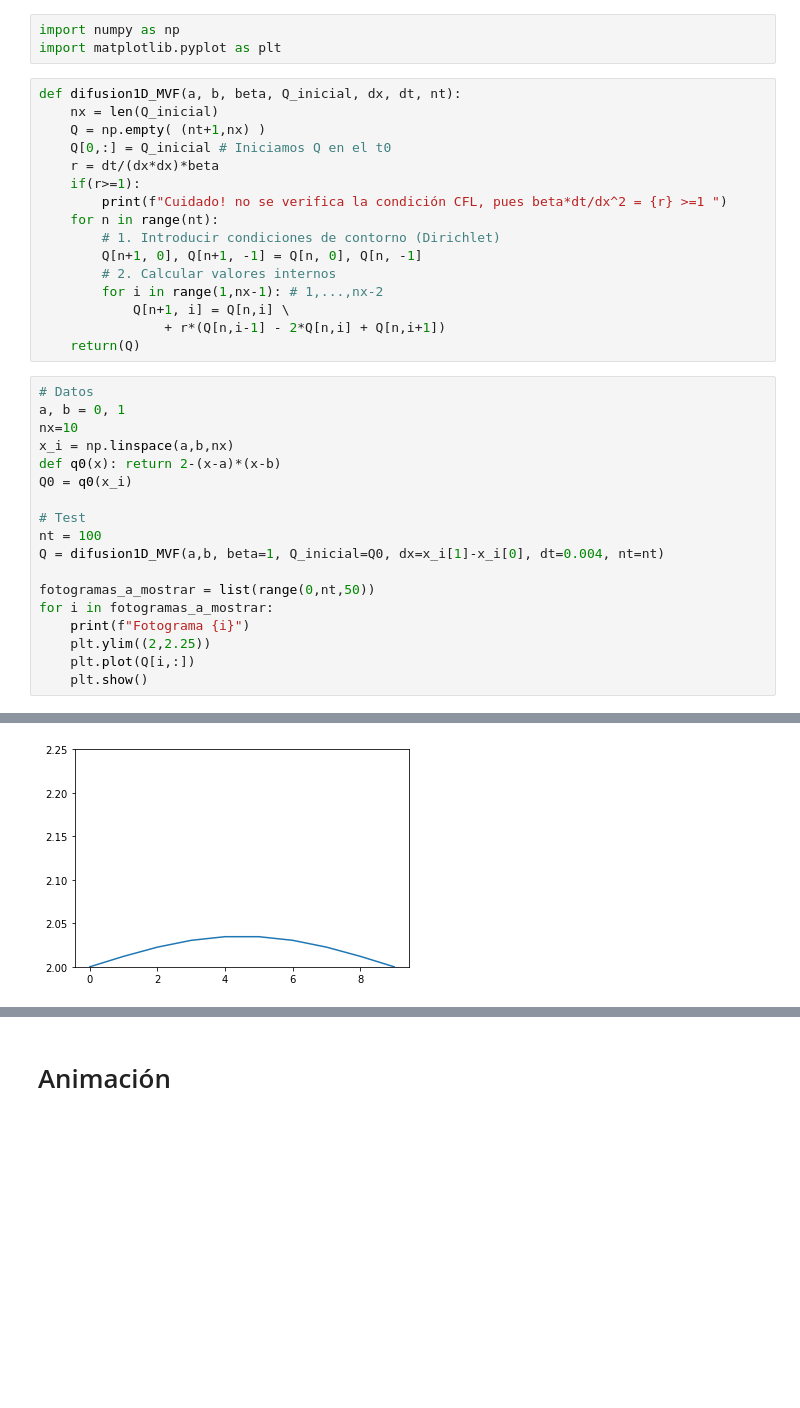
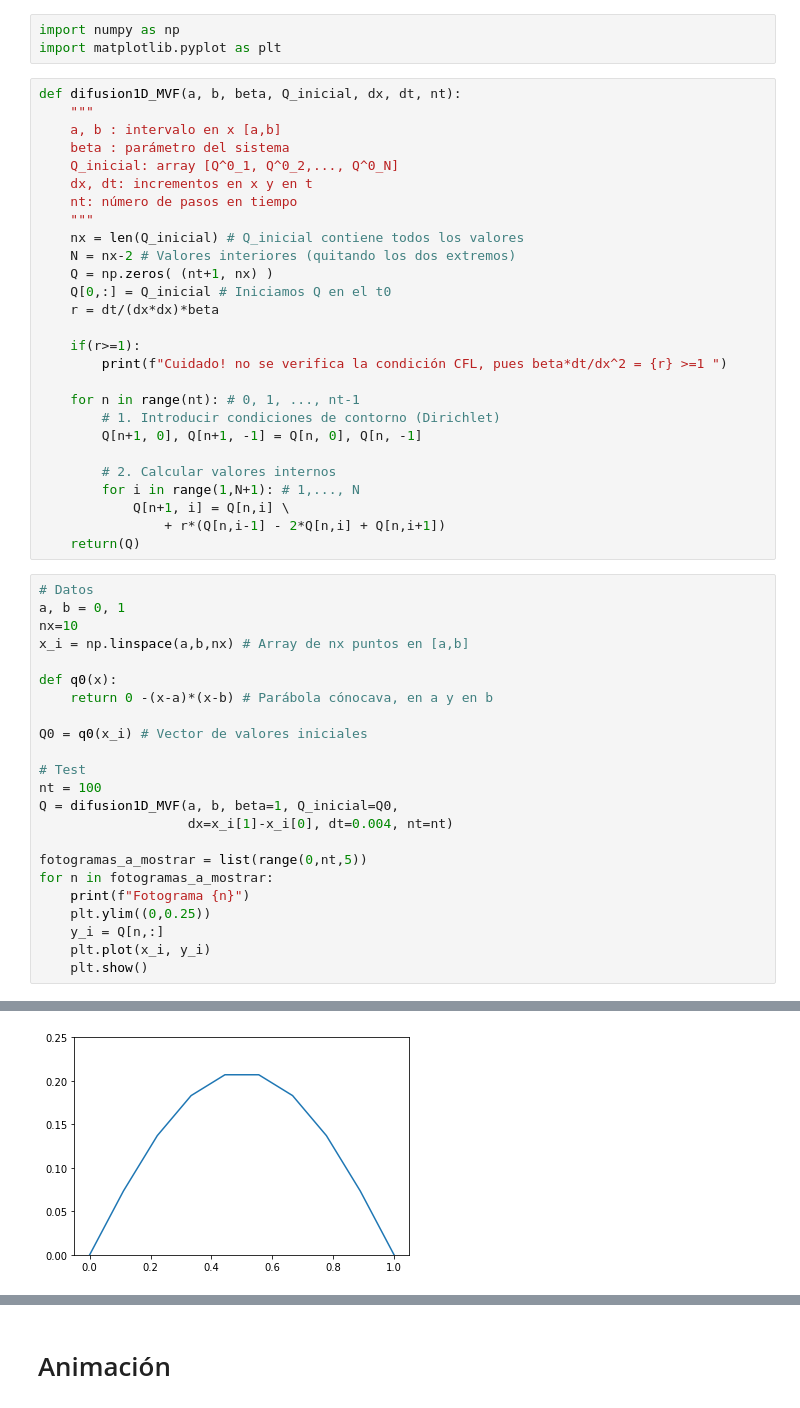
Before and after one commit to rrgalvan/softmat, a Jupyter notebook: volumenes_finitos/MVF_Difusión.ipynb, the cells around one changed output, grey strips where cells are left out. Cells and saved outputs as stored; diff of their text form; blank space fills up the shorter version.

```diff
--- a/volumenes_finitos/MVF_Difusión.ipynb
+++ b/volumenes_finitos/MVF_Difusión.ipynb
@@ -31,17 +31,28 @@ import numpy as np
 import matplotlib.pyplot as plt
 # %%
 def difusion1D_MVF(a, b, beta, Q_inicial, dx, dt, nt):
-    nx = len(Q_inicial)
-    Q = np.empty( (nt+1,nx) )
+    """
+    a, b : intervalo en x [a,b]
+    beta : parámetro del sistema
+    Q_inicial: array [Q^0_1, Q^0_2,..., Q^0_N]
+    dx, dt: incrementos en x y en t
+    nt: número de pasos en tiempo
+    """
+    nx = len(Q_inicial) # Q_inicial contiene todos los valores
+    N = nx-2 # Valores interiores (quitando los dos extremos)
+    Q = np.zeros( (nt+1, nx) )
     Q[0,:] = Q_inicial # Iniciamos Q en el t0
     r = dt/(dx*dx)*beta
+
     if(r>=1):
         print(f"Cuidado! no se verifica la condición CFL, pues beta*dt/dx^2 = {r} >=1 ")
-    for n in range(nt):
+
+    for n in range(nt): # 0, 1, ..., nt-1
         # 1. Introducir condiciones de contorno (Dirichlet)
         Q[n+1, 0], Q[n+1, -1] = Q[n, 0], Q[n, -1]
+
         # 2. Calcular valores internos
-        for i in range(1,nx-1): # 1,...,nx-2
+        for i in range(1,N+1): # 1,..., N
             Q[n+1, i] = Q[n,i] \
                 + r*(Q[n,i-1] - 2*Q[n,i] + Q[n,i+1])
     return(Q)
@@ -49,19 +60,24 @@ def difusion1D_MVF(a, b, beta, Q_inicial, dx, dt, nt):
 # Datos
 a, b = 0, 1
 nx=10
-x_i = np.linspace(a,b,nx)
-def q0(x): return 2-(x-a)*(x-b)
-Q0 = q0(x_i)
+x_i = np.linspace(a,b,nx) # Array de nx puntos en [a,b]
+
+def q0(x):
+    return 0 -(x-a)*(x-b) # Parábola cónocava, en a y en b
+
+Q0 = q0(x_i) # Vector de valores iniciales
 
 # Test
 nt = 100
-Q = difusion1D_MVF(a,b, beta=1, Q_inicial=Q0, dx=x_i[1]-x_i[0], dt=0.004, nt=nt)
+Q = difusion1D_MVF(a, b, beta=1, Q_inicial=Q0,
+                   dx=x_i[1]-x_i[0], dt=0.004, nt=nt)
 
-fotogramas_a_mostrar = list(range(0,nt,50))
-for i in fotogramas_a_mostrar:
-    print(f"Fotograma {i}")
-    plt.ylim((2,2.25))
-    plt.plot(Q[i,:])
+fotogramas_a_mostrar = list(range(0,nt,5))
+for n in fotogramas_a_mostrar:
+    print(f"Fotograma {n}")
+    plt.ylim((0,0.25))
+    y_i = Q[n,:]
+    plt.plot(x_i, y_i)
     plt.show()
 # %% [output]
 Fotograma 0
@@ -70 +86 @@ Fotograma 50
-[figure, old version]
+[figure, new version]
```
Also changed, not shown: parts of 3 cells of this notebook, 7 other files.
